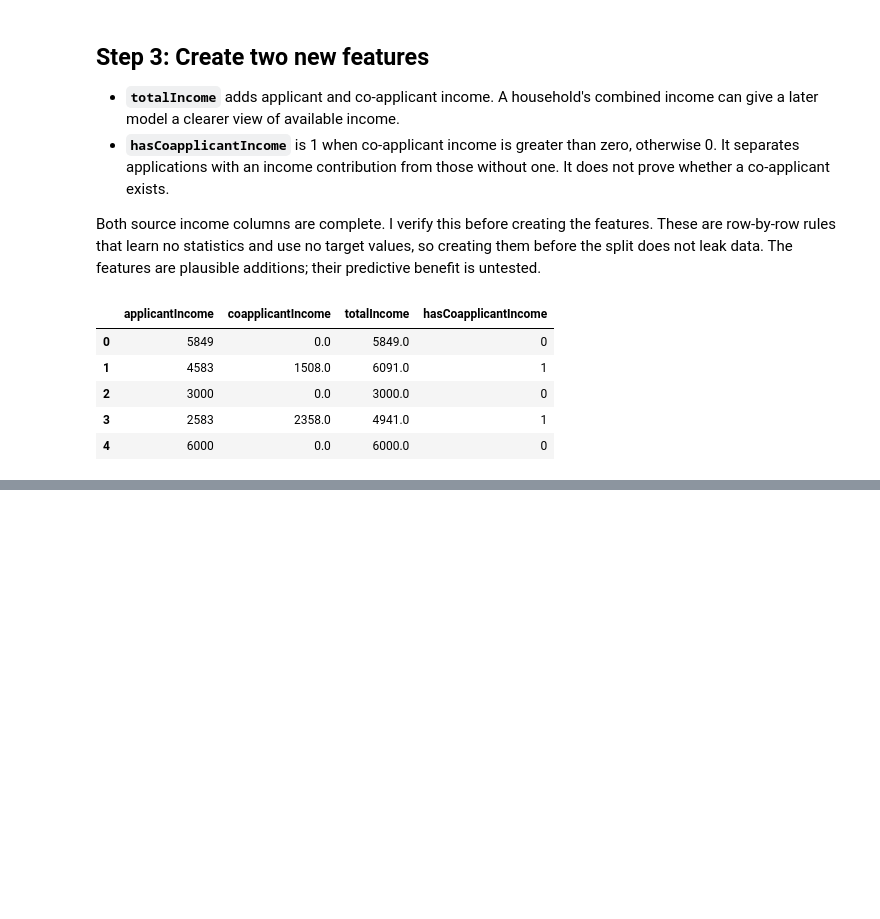
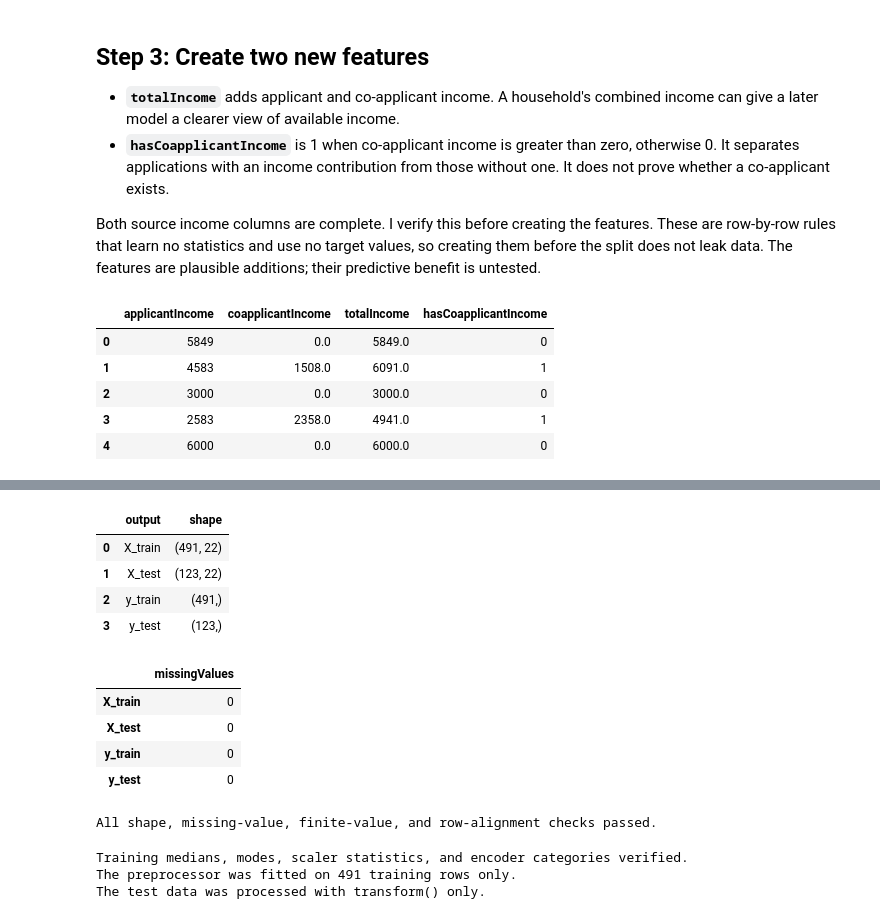
Before and after one commit to fayzliaqat/week2-data-preparation, a Jupyter notebook: week2_data_preparation.ipynb, the cells around one changed output, grey strips where cells are left out. Saved outputs shown, nothing was run; the diff lists cells and outputs as text; code cells hidden in the pictures; blank space fills up the shorter version.

```diff
--- a/week2_data_preparation.ipynb
+++ b/week2_data_preparation.ipynb
@@ -306,0 +423,69 @@ display(loanData[[
+# %%
+finalShapes = pd.DataFrame({
+    "output": ["X_train", "X_test", "y_train", "y_test"],
+    "shape": [X_train.shape, X_test.shape, y_train.shape, y_test.shape]
+})
+display(finalShapes)
+
+missingValues = pd.Series({
+    "X_train": X_train.isna().sum().sum(),
+    "X_test": X_test.isna().sum().sum(),
+    "y_train": y_train.isna().sum(),
+    "y_test": y_test.isna().sum()
+}, name="missingValues")
+display(missingValues.to_frame())
+
+assert missingValues.sum() == 0
+assert np.isfinite(X_train.to_numpy()).all()
+assert np.isfinite(X_test.to_numpy()).all()
+assert X_train.columns.equals(X_test.columns)
+assert X_train.index.equals(y_train.index)
+assert X_test.index.equals(y_test.index)
+assert set(XTrainRaw.index).isdisjoint(XTestRaw.index)
+assert len(X_train) + len(X_test) == len(X)
+print("All shape, missing-value, finite-value, and row-alignment checks passed.")
+# %% [output]
+|  | output | shape |
+| 0 | X_train | (491, 22) |
+| 1 | X_test | (123, 22) |
+| 2 | y_train | (491,) |
+| 3 | y_test | (123,) |
+|  | missingValues |
+| X_train | 0 |
+| X_test | 0 |
+| y_train | 0 |
+| y_test | 0 |
+All shape, missing-value, finite-value, and row-alignment checks passed.
+# %%
+fittedNumeric = preprocessor.named_transformers_["numeric"]
+fittedCategorical = preprocessor.named_transformers_["categorical"]
+trainingMedians = XTrainRaw[numericColumns].median()
+trainingModes = XTrainRaw[categoricalColumns].mode().iloc[0]
+filledTrainingNumbers = XTrainRaw[numericColumns].fillna(trainingMedians)
+
+np.testing.assert_allclose(
+    fittedNumeric.named_steps["imputer"].statistics_, trainingMedians
+)
+assert np.array_equal(
+    fittedCategorical.named_steps["imputer"].statistics_, trainingModes.to_numpy()
+)
+np.testing.assert_allclose(
+    fittedNumeric.named_steps["scaler"].mean_, filledTrainingNumbers.mean()
+)
+assert fittedNumeric.named_steps["scaler"].n_samples_seen_ == len(XTrainRaw)
+assert trainingMedians["creditHistory"] in [0, 1]
+
+for columnIndex, columnName in enumerate(categoricalColumns):
+    trainingCategories = sorted(
+        XTrainRaw[columnName].fillna(trainingModes[columnName]).unique()
+    )
+    learnedCategories = fittedCategorical.named_steps["encoder"].categories_[columnIndex]
+    assert np.array_equal(learnedCategories, trainingCategories)
+
+print("Training medians, modes, scaler statistics, and encoder categories verified.")
+print("The preprocessor was fitted on", len(XTrainRaw), "training rows only.")
+print("The test data was processed with transform() only.")
+# %% [output]
+Training medians, modes, scaler statistics, and encoder categories verified.
+The preprocessor was fitted on 491 training rows only.
+The test data was processed with transform() only.
```
Also changed, not shown: parts of 10 cells of this notebook, 5 other files.
